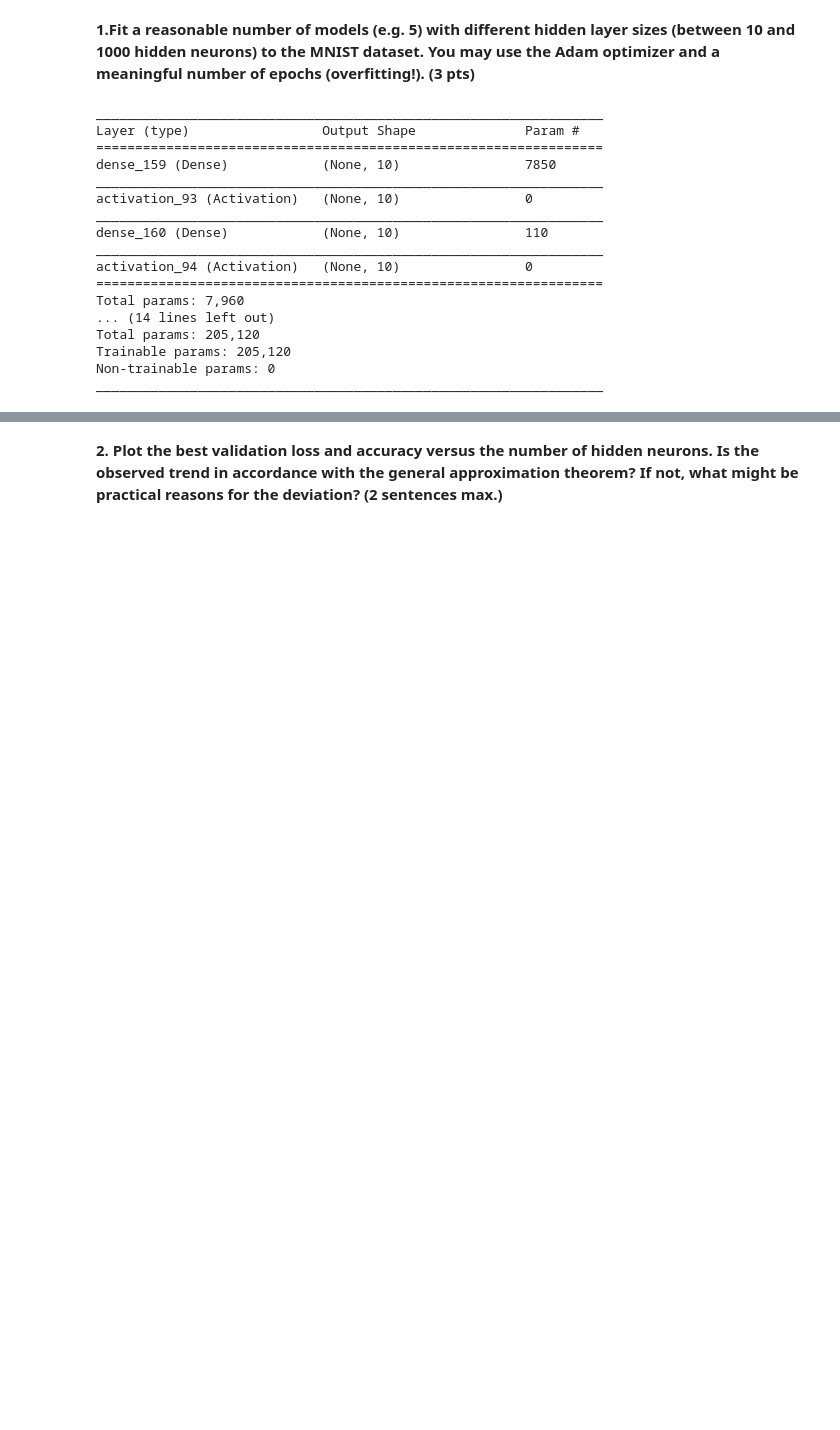
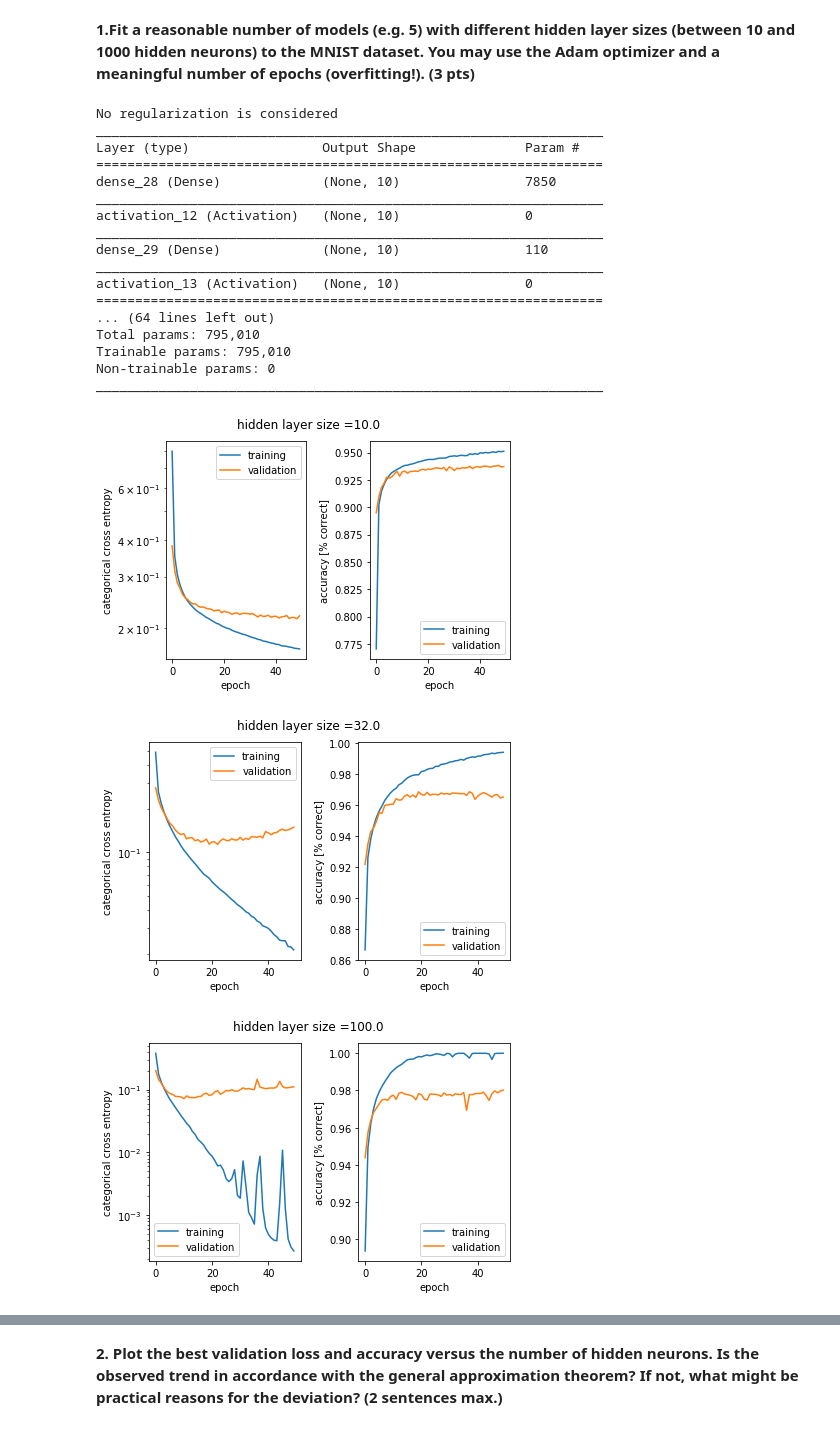
Before and after one commit to ythuangyt/Artificial-Neural-Network, a Jupyter notebook: miniproject1.ipynb, the cells around one changed output, grey strips where cells are left out. Saved outputs shown, nothing was run; the diff lists cells and outputs as text; code cells hidden in the pictures; blank space fills up the shorter version.

```diff
--- a/miniproject1.ipynb
+++ b/miniproject1.ipynb
@@ -554,27 +558,32 @@ def hidden_layer(hidden_neurons, hidden_layer_size,
 # %% [markdown]
 **1.Fit a reasonable number of models (e.g. 5) with different hidden layer sizes (between 10 and 1000 hidden neurons) to the MNIST dataset. You may use the Adam optimizer and a meaningful number of epochs (overfitting!). (3 pts)**
 # %%
-for number_of_neuron in np.ceil(np.linspace(10, 1000, 5)):
+history_size = []
+for number_of_neuron in np.ceil(np.logspace(1, 3, 5)):
     history = hidden_layer(hidden_neurons = int(number_of_neuron), hidden_layer_size = 1,
                            learning_rate = 0.001, optimizer = 'adam',
-                           bn = False, dropout = False, reg = False, epochs = 10, verbose = 0,
+                           bn = False, dropout = False, reg = False, epochs = 50, verbose = 0,
                            x_train = x_train, x_test = x_test, y_train = y_train, y_test = y_test)
+    history_size.append(history)
     fig = plot_history(history, 'hidden layer size ='+ str(number_of_neuron))
 # %% [output]
+No regularization is considered
 _________________________________________________________________
 Layer (type)                 Output Shape              Param #
 =================================================================
-dense_159 (Dense)            (None, 10)                7850
+dense_28 (Dense)             (None, 10)                7850
 _________________________________________________________________
-activation_93 (Activation)   (None, 10)                0
+activation_12 (Activation)   (None, 10)                0
 _________________________________________________________________
-dense_160 (Dense)            (None, 10)                110
+dense_29 (Dense)             (None, 10)                110
 _________________________________________________________________
-activation_94 (Activation)   (None, 10)                0
+activation_13 (Activation)   (None, 10)                0
 =================================================================
-Total params: 7,960
-... (14 lines left out)
-Total params: 205,120
-Trainable params: 205,120
+... (64 lines left out)
+Total params: 795,010
+Trainable params: 795,010
 Non-trainable params: 0
 _________________________________________________________________
+[figure, added]
+[figure, added]
+[figure, added]
```
Also changed, not shown: parts of 11 cells of this notebook.
